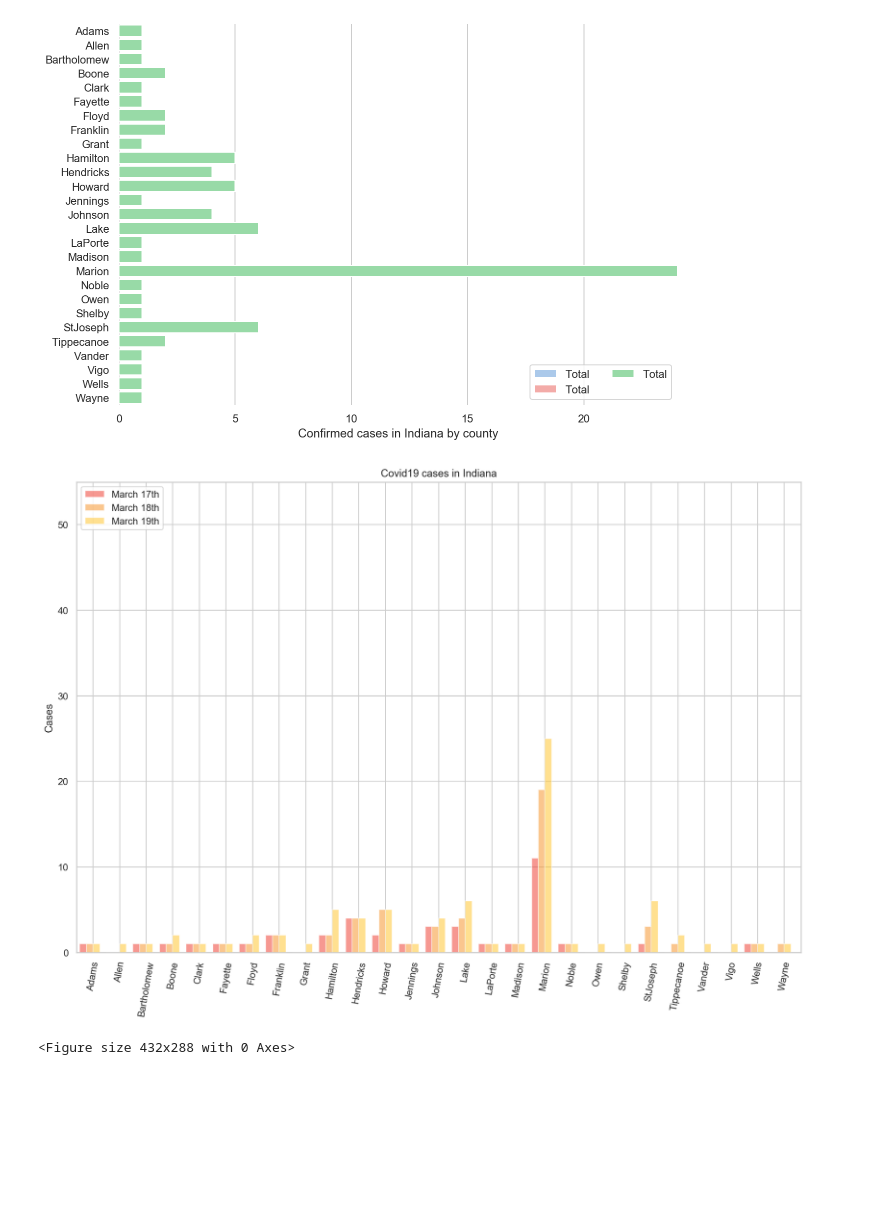
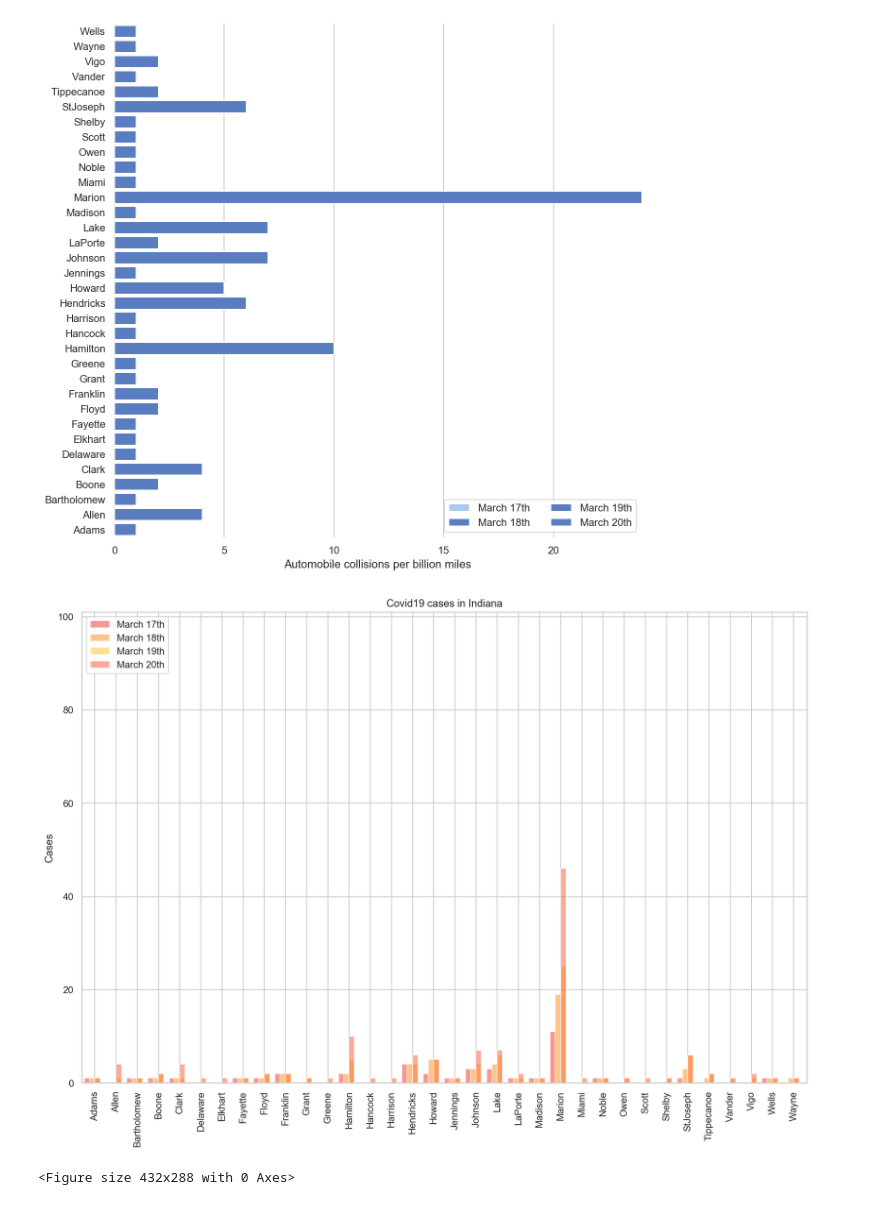
Before and after one commit to hilljtm/Indiana_covid19, a Jupyter notebook: counties.ipynb, the cells around one changed output. Cells and saved outputs as stored; diff of their text form; code cells hidden in the pictures; blank space fills up the shorter version.

```diff
--- a/counties.ipynb
+++ b/counties.ipynb
@@ -24,30 +24,39 @@ df.plot(x='County',y='Cases_17', kind='bar')
 # %%
 import seaborn as sns
 import matplotlib.pyplot as plt
 sns.set(style="whitegrid")
 
 # Initialize the matplotlib figure
-f, ax = plt.subplots(figsize=(10, 7))
+f, ax = plt.subplots(figsize=(10, 10))
 
-# Load the data
-df = pd.read_csv("Data/covid19_county.csv")
+# Load the example car crash dataset
+df = pd.read_csv('Data/covid19_county.csv').sort_values(['County'], ascending=False)
 
-# Plot the total cases
+# Plot the total crashes
 sns.set_color_codes("pastel")
-sns.barplot(x=df["Cases_17"], y=df["County"], data=df,
-            label="Total", color="b")
-sns.barplot(x=df["Cases_18"], y=df["County"], data=df,
-            label="Total", color="r")
-sns.barplot(x=df["Cases_19"], y=df["County"], data=df,
-            label="Total", color="g")
+sns.barplot(x="Cases_17", y="County", data=df,
+            label="March 17th", color="b")
+
+# Plot the crashes where alcohol was involved
+sns.set_color_codes("muted")
+sns.barplot(x="Cases_18", y="County", data=df,
+            label="March 18th", color="b")
+
+sns.set_color_codes("muted")
+sns.barplot(x="Cases_19", y="County", data=df,
+            label="March 19th", color="b")
+
+sns.set_color_codes("muted")
+sns.barplot(x="Cases_20", y="County", data=df,
+            label="March 20th", color="b")
 
 # Add a legend and informative axis label
 ax.legend(ncol=2, loc="lower right", frameon=True)
 ax.set(xlim=(0, 24), ylabel="",
-       xlabel="Confirmed cases in Indiana by county")
+       xlabel="Automobile collisions per billion miles")
 sns.despine(left=True, bottom=True)
 # %% [output]
-[figure, old version]
+[figure, new version]
 # %%
 # Setting the positions and width for the bars
 
@@ -101,6 +110,20 @@ plt.bar([p + width*2 for p in pos],
         # with label the third value in County
         label=df['County'][2])
 
+# Create a bar with Cases_20 data,
+# in position pos + some width buffer,
+plt.bar([p + width*2 for p in pos],
+        #using df['Cases_20'] data,
+        df['Cases_20'],
+        # of width
+        width,
+        # with alpha 0.5
+        alpha=0.5,
+        # with color
+        color='#FF5733',
+        # with label the fourth value in County
+        label=df['County'][3])
+
 # Set the y axis label
 ax.set_ylabel('Cases')
 
@@ -109,20 +132,20 @@ ax.set_title('Covid19 cases in Indiana')
 
 # Set the position of the x ticks
 ax.set_xticks([p + 1.5 * width for p in pos])
-plt.xticks(rotation=80)
+plt.xticks(rotation=90)
 
 # Set the labels for the x ticks
 ax.set_xticklabels(df['County'])
 
 # Setting the x-axis and y-axis limits
 plt.xlim(min(pos)-width, max(pos)+width*4)
-plt.ylim([0, max(df['Cases_17'] + df['Cases_18'] + df['Cases_19'])] )
+plt.ylim([0, max(df['Cases_17'] + df['Cases_18'] + df['Cases_19'] + df['Cases_20'])] )
 
 # Adding the legend and showing the plot
-plt.legend(['March 17th', 'March 18th', 'March 19th'], loc='upper left')
+plt.legend(['March 17th', 'March 18th', 'March 19th', 'March 20th'], loc='upper left')
 plt.grid(True)
 plt.show()
 plt.savefig('covid.png', orientation='landscape', dpi=80)
 # %% [output]
-[figure, old version]
+[figure, new version]
 <Figure size 432x288 with 0 Axes>
```
Also changed, not shown: parts of 2 cells of this notebook, 1 other file.
